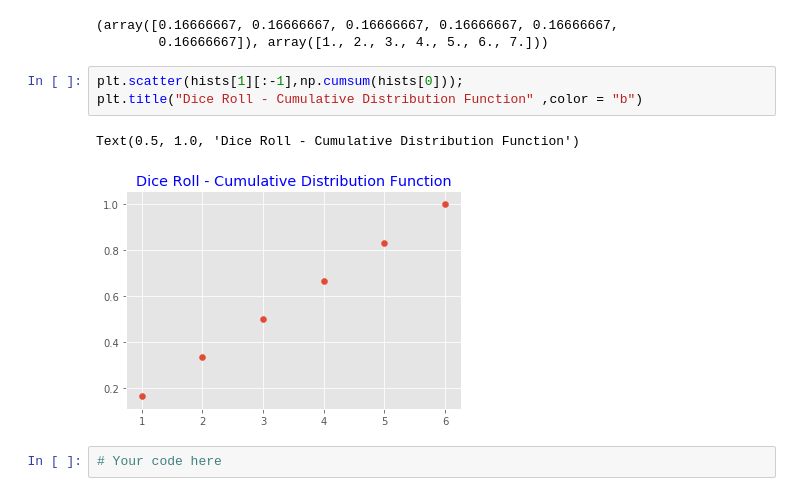
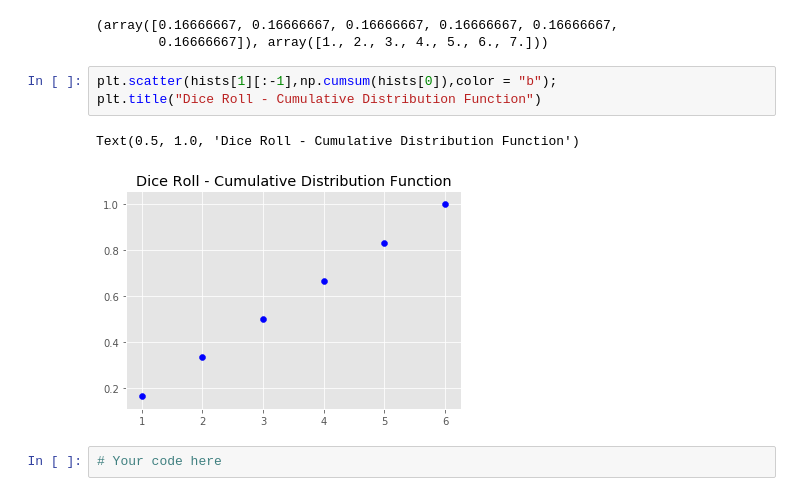
Before and after one commit to Pietrassyk/dsc-cumulative-distribution-function-lab-nyc-ds-career-042219, a Jupyter notebook: index.ipynb, the cells around one changed output. Cells and saved outputs as stored; diff of their text form.

```diff
--- a/index.ipynb
+++ b/index.ipynb
@@ -91,11 +91,11 @@ hists
 (array([0.16666667, 0.16666667, 0.16666667, 0.16666667, 0.16666667,
         0.16666667]), array([1., 2., 3., 4., 5., 6., 7.]))
 # %%
-plt.scatter(hists[1][:-1],np.cumsum(hists[0]));
-plt.title("Dice Roll - Cumulative Distribution Function" ,color = "b")
+plt.scatter(hists[1][:-1],np.cumsum(hists[0]),color = "b");
+plt.title("Dice Roll - Cumulative Distribution Function")
 # %% [output]
 Text(0.5, 1.0, 'Dice Roll - Cumulative Distribution Function')
-[figure, old version]
+[figure, new version]
 # %%
 # Your code here
 # %% [output]
```
